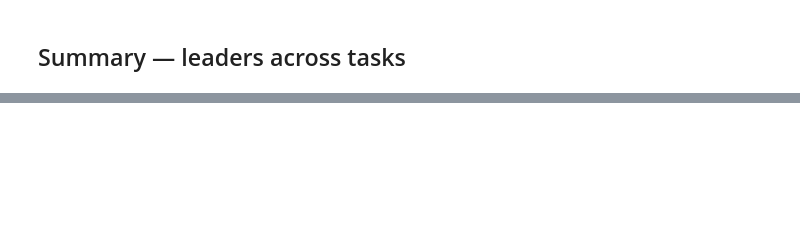
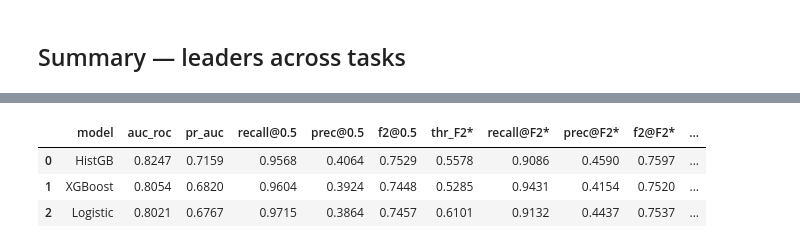
Before and after one commit to kaiagaoo/ousd-absence-prediction, a Jupyter notebook: notebooks/model_comparison.ipynb, the cells around one changed output, grey strips where cells are left out. Cells and saved outputs as stored; diff of their text form; code cells hidden in the pictures; blank space fills up the shorter version.

Commit message:
model comparison

```diff
--- a/notebooks/model_comparison.ipynb
+++ b/notebooks/model_comparison.ipynb
@@ -185,0 +235,72 @@ summary
+# %%
+from sklearn.calibration import CalibratedClassifierCV
+from sklearn.metrics import precision_recall_curve, fbeta_score
+
+Xtr_tree, Xte_tree, Xtr_lin, Xte_lin, ytr, yte, _, _ = make_model_matrices(
+    train, test, target_col='chronic_absent', save_preprocessor=False)
+
+ratio = (ytr == 0).sum() / max((ytr == 1).sum(), 1)
+
+candidates = {
+    'HistGB':   (HistGradientBoostingClassifier(max_iter=300, class_weight='balanced', random_state=42), Xtr_tree, Xte_tree),
+    'XGBoost':  (XGBClassifier(scale_pos_weight=ratio, eval_metric='logloss', n_estimators=300, random_state=42, n_jobs=-1), Xtr_tree, Xte_tree),
+    'Logistic': (LogisticRegression(class_weight='balanced', max_iter=1000, random_state=42), Xtr_lin, Xte_lin),
+}
+
+rows = []
+curves = {}
+for name, (est, Xtr, Xte) in candidates.items():
+    clf = CalibratedClassifierCV(est, method='isotonic', cv=3)
+    clf.fit(Xtr, ytr)
+    prob = clf.predict_proba(Xte)[:, 1]
+
+    prec, rec, thr = precision_recall_curve(yte, prob)
+    prec_t, rec_t = prec[:-1], rec[:-1]
+    f2 = (5 * prec_t * rec_t) / np.where((4 * prec_t + rec_t) == 0, 1, 4 * prec_t + rec_t)
+
+    # default @ 0.5
+    yp05 = (prob >= 0.5).astype(int)
+
+    # F2-optimal
+    i_f2 = int(np.nanargmax(f2))
+    thr_f2 = thr[i_f2]
+    yp_f2 = (prob >= thr_f2).astype(int)
+
+    # max recall subject to precision >= 0.50
+    mask = prec_t >= 0.50
+    if mask.any():
+        i_p50 = int(np.argmax(np.where(mask, rec_t, -1)))
+        thr_p50, rec_p50, prec_p50 = thr[i_p50], rec_t[i_p50], prec_t[i_p50]
+    else:
+        thr_p50 = rec_p50 = prec_p50 = np.nan
+
+    # threshold giving recall ~ 0.75
+    i_r75 = int(np.argmin(np.abs(rec_t - 0.75)))
+    thr_r75, prec_r75 = thr[i_r75], prec_t[i_r75]
+
+    rows.append({
+        'model': name,
+        'auc_roc': roc_auc_score(yte, prob),
+        'pr_auc': average_precision_score(yte, prob),
+        'recall@0.5': recall_score(yte, yp05),
+        'prec@0.5': precision_score(yte, yp05, zero_division=0),
+        'f2@0.5': fbeta_score(yte, yp05, beta=2),
+        'thr_F2*': thr_f2,
+        'recall@F2*': recall_score(yte, yp_f2),
+        'prec@F2*': precision_score(yte, yp_f2, zero_division=0),
+        'f2@F2*': fbeta_score(yte, yp_f2, beta=2),
+        'thr_prec>=.5': thr_p50,
+        'recall@prec>=.5': rec_p50,
+        'thr_rec=.75': thr_r75,
+        'prec@rec=.75': prec_r75,
+    })
+    curves[name] = (prec, rec, thr, prob)
+
+res_thresh = pd.DataFrame(rows)
+display(res_thresh.style.format({c: '{:.4f}' for c in res_thresh.columns if c != 'model'})
+        .background_gradient(cmap='Purples', subset=['f2@F2*', 'recall@F2*', 'recall@prec>=.5']))
+# %% [output]
+|  | model | auc_roc | pr_auc | recall@0.5 | prec@0.5 | f2@0.5 | thr_F2* | recall@F2* | prec@F2* | f2@F2* | ... |
+| 0 | HistGB | 0.8247 | 0.7159 | 0.9568 | 0.4064 | 0.7529 | 0.5578 | 0.9086 | 0.4590 | 0.7597 | ... |
+| 1 | XGBoost | 0.8054 | 0.6820 | 0.9604 | 0.3924 | 0.7448 | 0.5285 | 0.9431 | 0.4154 | 0.7520 | ... |
+| 2 | Logistic | 0.8021 | 0.6767 | 0.9715 | 0.3864 | 0.7457 | 0.6101 | 0.9132 | 0.4437 | 0.7537 | ... |
```
Also changed, not shown: parts of 9 cells of this notebook, 2 other files.
